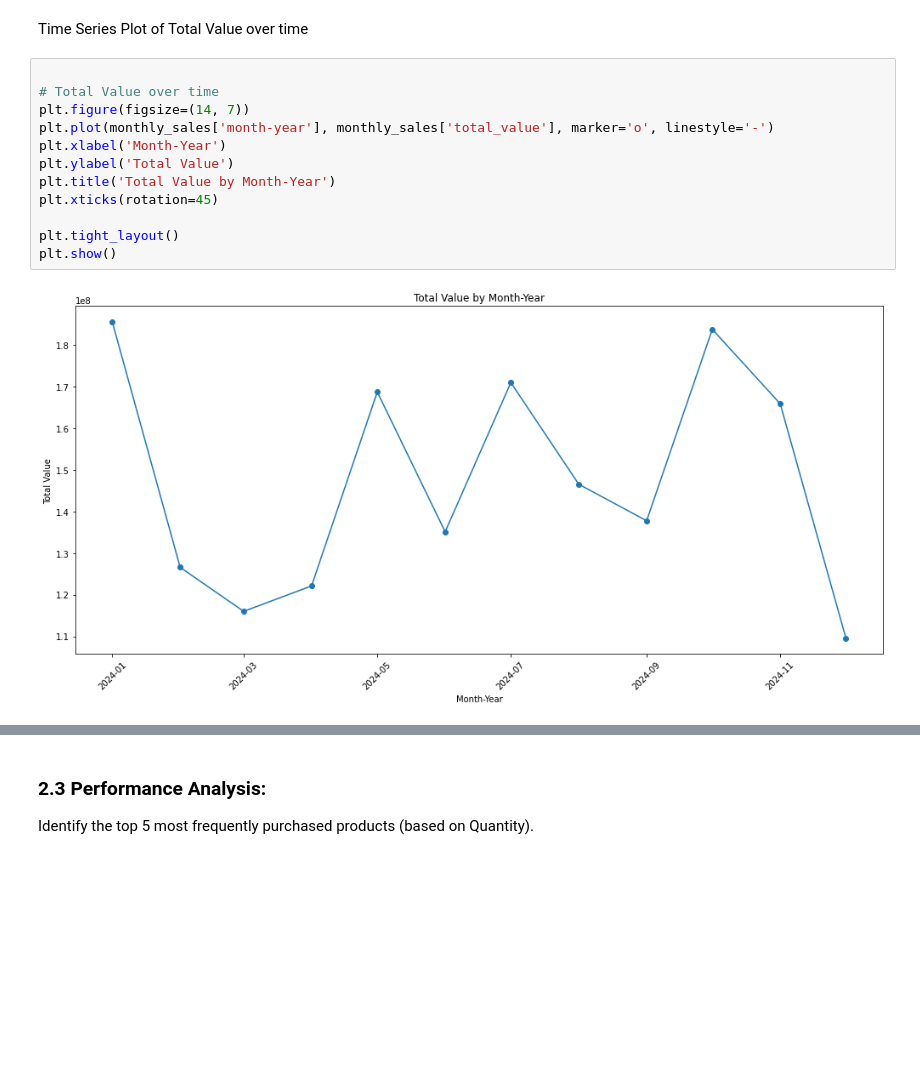
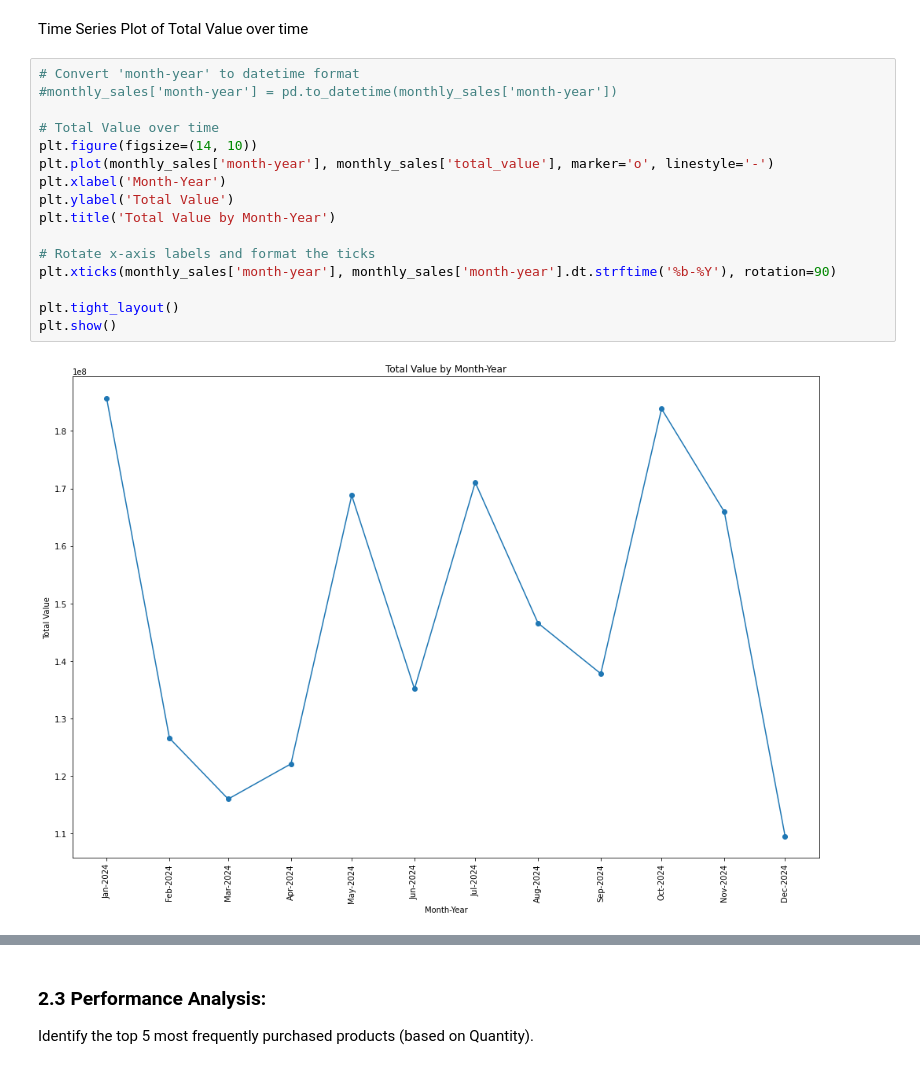
Before and after one commit to wambuiGicheha/kwanza_tukule_TechAssement, a Jupyter notebook: index.ipynb, the cells around one changed output, grey strips where cells are left out. Cells and saved outputs as stored; diff of their text form; blank space fills up the shorter version.

```diff
--- a/index.ipynb
+++ b/index.ipynb
@@ -589,16 +626,20 @@ plt.show()
 # %% [markdown]
 Time Series Plot of Total Value over time
 # %%
+# Convert 'month-year' to datetime format
+#monthly_sales['month-year'] = pd.to_datetime(monthly_sales['month-year'])
 
 # Total Value over time
-plt.figure(figsize=(14, 7))
+plt.figure(figsize=(14, 10))
 plt.plot(monthly_sales['month-year'], monthly_sales['total_value'], marker='o', linestyle='-')
 plt.xlabel('Month-Year')
 plt.ylabel('Total Value')
 plt.title('Total Value by Month-Year')
-plt.xticks(rotation=45)
+
+# Rotate x-axis labels and format the ticks
+plt.xticks(monthly_sales['month-year'], monthly_sales['month-year'].dt.strftime('%b-%Y'), rotation=90)
 
 plt.tight_layout()
 plt.show()
 # %% [output]
-[figure, old version]
+[figure, new version]
```
Also changed, not shown: parts of 10 cells of this notebook.
